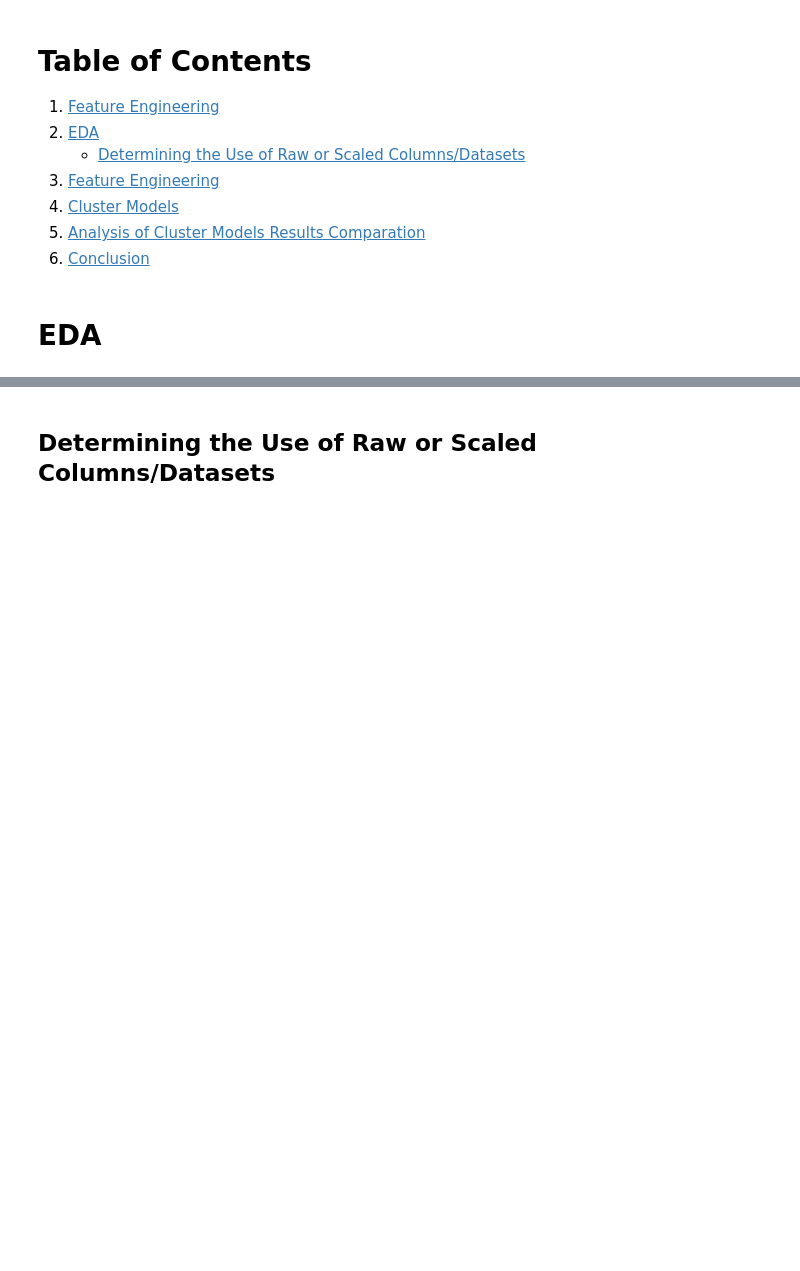
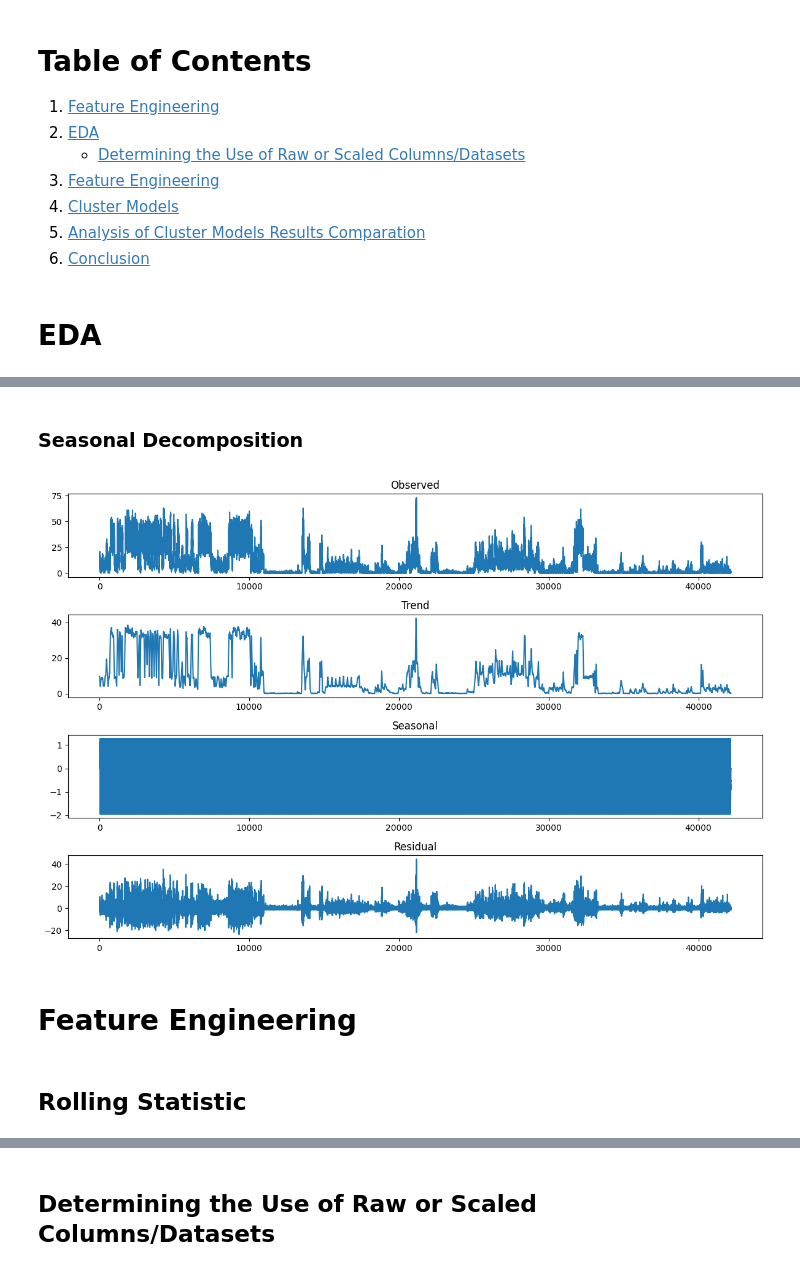
Before and after one commit to pwawiwa/ClusteringTask, a Jupyter notebook: Final.ipynb, the cells around one changed output, grey strips where cells are left out. Cells and saved outputs as stored; diff of their text form; code cells hidden in the pictures; blank space fills up the shorter version.

```diff
--- a/Final.ipynb
+++ b/Final.ipynb
@@ -25,0 +118,38 @@ dfn = df.drop(df.columns[0:55], axis=1) # this is a normalized data
+# %% [markdown]
+### Seasonal Decomposition
+# %%
+import statsmodels.api as sm
+
+# Assuming 'sales' is your time series data
+sales = dfr[dfr.columns].values.flatten()
+
+# Perform seasonal decomposition
+result = sm.tsa.seasonal_decompose(sales, model='additive', period=52)
+
+# Plot the decomposition
+plt.figure(figsize=(12, 8))
+
+plt.subplot(411)
+plt.plot(result.observed)
+plt.title('Observed')
+
+plt.subplot(412)
+plt.plot(result.trend)
+plt.title('Trend')
+
+plt.subplot(413)
+plt.plot(result.seasonal)
+plt.title('Seasonal')
+
+plt.subplot(414)
+plt.plot(result.resid)
+plt.title('Residual')
+
+plt.tight_layout()
+plt.show()
+# %% [output]
+[figure, added]
+# %% [markdown]
+#  Feature Engineering
+# %% [markdown]
+## Rolling Statistic
```
Also changed, not shown: parts of 28 cells of this notebook.
